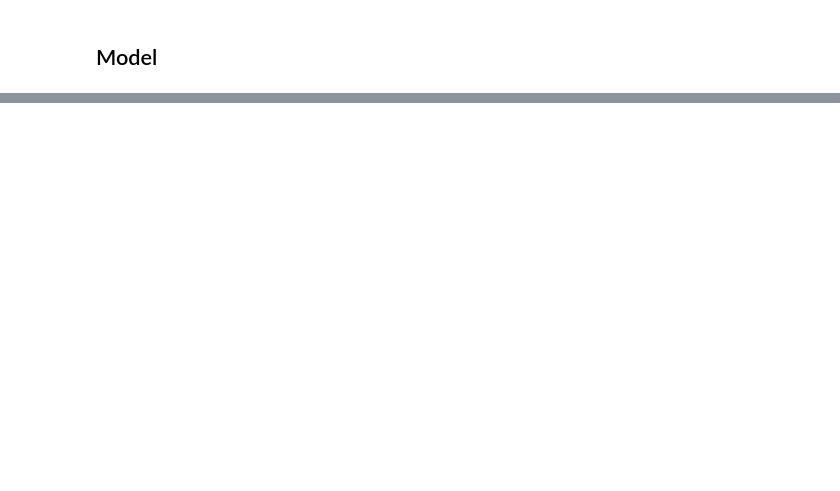
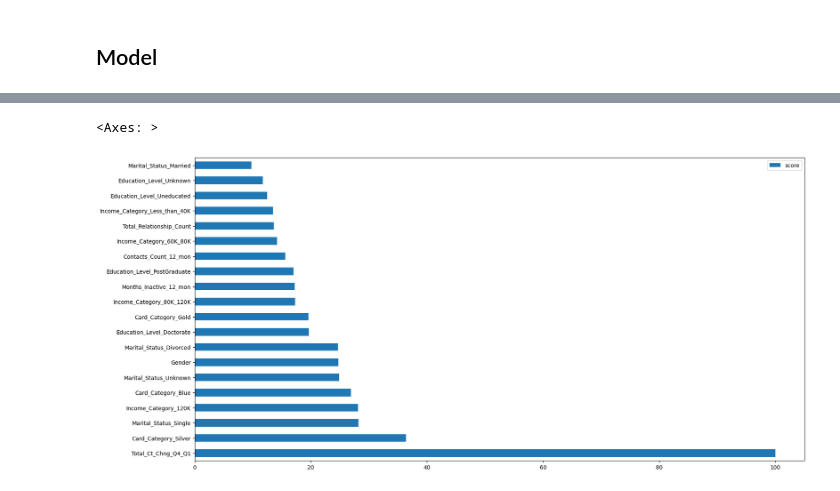
Before and after one commit to Rybakowski/projekt_churn_bank, a Jupyter notebook: churn_prediction.ipynb, the cells around one changed output, grey strips where cells are left out. Cells and saved outputs as stored; diff of their text form; code cells hidden in the pictures; blank space fills up the shorter version.

```diff
--- a/churn_prediction.ipynb
+++ b/churn_prediction.ipynb
@@ -153,7 +154,15 @@ Card_Category Silver
 Card_Category Platinum
 # %%
 df_temp = df.copy()
+# df = df_temp.copy()
 for column in df.select_dtypes(include = ["object"]).columns:
+    if column in ["Attrition_Flag", "Gender"]:
+        le = LabelEncoder()
+        transormed = le.fit_transform(df[[column]])
+        df.drop([column], axis = 1, inplace = True)
+        df_transformed = pd.DataFrame(transormed, columns=[column])
+        df = pd.concat([df, df_transformed.astype("Int64")], axis = 1)
+        continue
     # create the OneHotEncoder
     enc = OneHotEncoder(sparse_output=False)
 
@@ -166,3 +175,4 @@ for column in df.select_dtypes(include = ["object"]).columns:
     # create a new dataframe with the transformed columns
     df_transformed = pd.DataFrame(transormed, columns=feature_names)
     df = pd.concat([df, df_transformed.astype("Int64")], axis = 1)
+print(df.columns)
@@ -204,5 +234,7 @@ plt.show()
 # %%
 # colinearity detected - remove columns which are unnecessary
 columns_to_drop = []
-columns_to_drop.append("credit_limit")
-columns_to_drop.append("CLIENTUM")
+columns_to_drop.append("Credit_Limit")
+columns_to_drop.append("CLIENTNUM")
+
+df.drop(columns_to_drop, axis = 1, inplace = True)
@@ -230,5 +266,5 @@ KeyError: "['Attrition_Flag'] not found in axis"
 # %%
-X_train, X_test, y_train, y_test = train_test_split(X, y, random_state = 42, test_size = 0.25)
+X_train, X_test, y_train, y_test = train_test_split(X, y, stratify = y, random_state = 42, test_size = 0.2, shuffle = True)
 # %%
 #Confirm the splitting is correct:
 print("Shape of Training Data : ", "\nfeatures:", X_train.shape, ", target:", y_train.shape)
@@ -252,0 +309,8 @@ Percentage of Churn: 73933442485.42654
+# %%
+list_of_models = {
+    'logistic_regression' : LogisticRegression(random_state = 42, max_iter = 10000),
+    'decision_tree' : DecisionTreeClassifier(max_depth = 5, random_state = 42),
+    'Random_forest' : RandomForestClassifier(n_estimators = 150, max_depth = 4, random_state = 42),
+    'GBDT' : GradientBoostingClassifier(n_estimators = 150, max_depth = 4, random_state = 42),
+    "XGBoost" : xgb.XGBClassifier(n_estimators = 200, max_depth = 5, random_state = 42)
+}
@@ -252,0 +416,9 @@ Percentage of Churn: 73933442485.42654
+# %%
+feature_importance = abs(list_of_models['logistic_regression'].coef_[0])
+feature_importance = 100.0 * (feature_importance / feature_importance.max())
+
+data = pd.DataFrame(data=feature_importance, index=X.columns, columns=["score"]).sort_values(by = "score", ascending=False)
+data.nlargest(20, columns="score").plot(kind='barh', figsize = (20,10))
+# %% [output]
+<Axes: >
+[figure, added]
```
Also changed, not shown: parts of 12 cells of this notebook.
